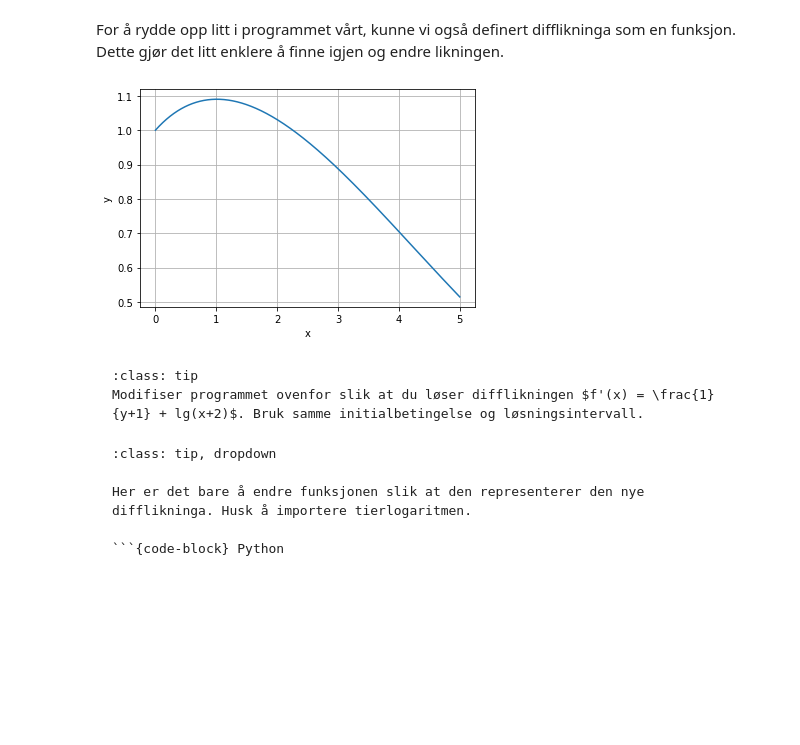
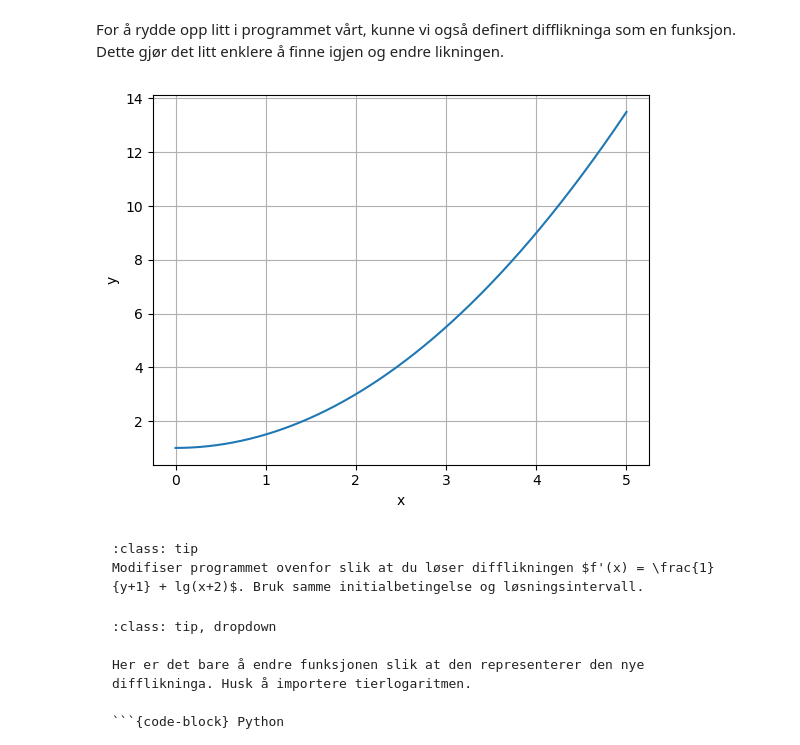
Before and after one commit to andreasdh/Programmering-og-modellering, a Jupyter notebook: docs/tema5_modellering/differensiallikninger.ipynb, the cells around one changed output. Saved outputs shown, nothing was run; the diff lists cells and outputs as text; code cells hidden in the pictures; blank space fills up the shorter version.

````diff
--- a/docs/tema5_modellering/differensiallikninger.ipynb
+++ b/docs/tema5_modellering/differensiallikninger.ipynb
@@ -164,35 +164,35 @@ import matplotlib.pyplot as plt
 import numpy as np
 
 y0 = 1                         # intitialbetingelse for y
 x0 = 0                         # startverdi for x
 x_slutt = 5.0                  # sluttverdi for x
 dx = 1E-5                      # steglengde
 
 x_liste = [x0]     # Legger inn første x-verdi i en liste for å spare på verdiene
 y_liste = [y0]     # Legger inn initalbetingelsen for y i en liste for å spare på verdiene
 
 # Disse variablene skal oppdateres i løkka, mens x0 og y0 holdes konstante
 x = x0
 y = y0
 
 # Definerer difflikningen som en funksjon
 def fder(x):
-    return 1/(y+1) - np.log10(x+2)
+    return x
 
 while x < x_slutt:
     yder = fder(x)   # Difflikningen vi skal løse
     y = y + yder*dx # Eulers metode for å finne neste y-verdi
     x = x + dx      # Oppdaterer x-verdien med steglengden
     x_liste.append(x)
     y_liste.append(y)
 
 plt.plot(x_liste,y_liste)
 plt.xlabel("x")
 plt.ylabel("y")
 plt.grid()
 plt.show()
 # %% [output]
-[figure, old version]
+[figure, new version]
 # %% [markdown]
 ```{admonition} Underveisoppgave
 :class: tip
````
